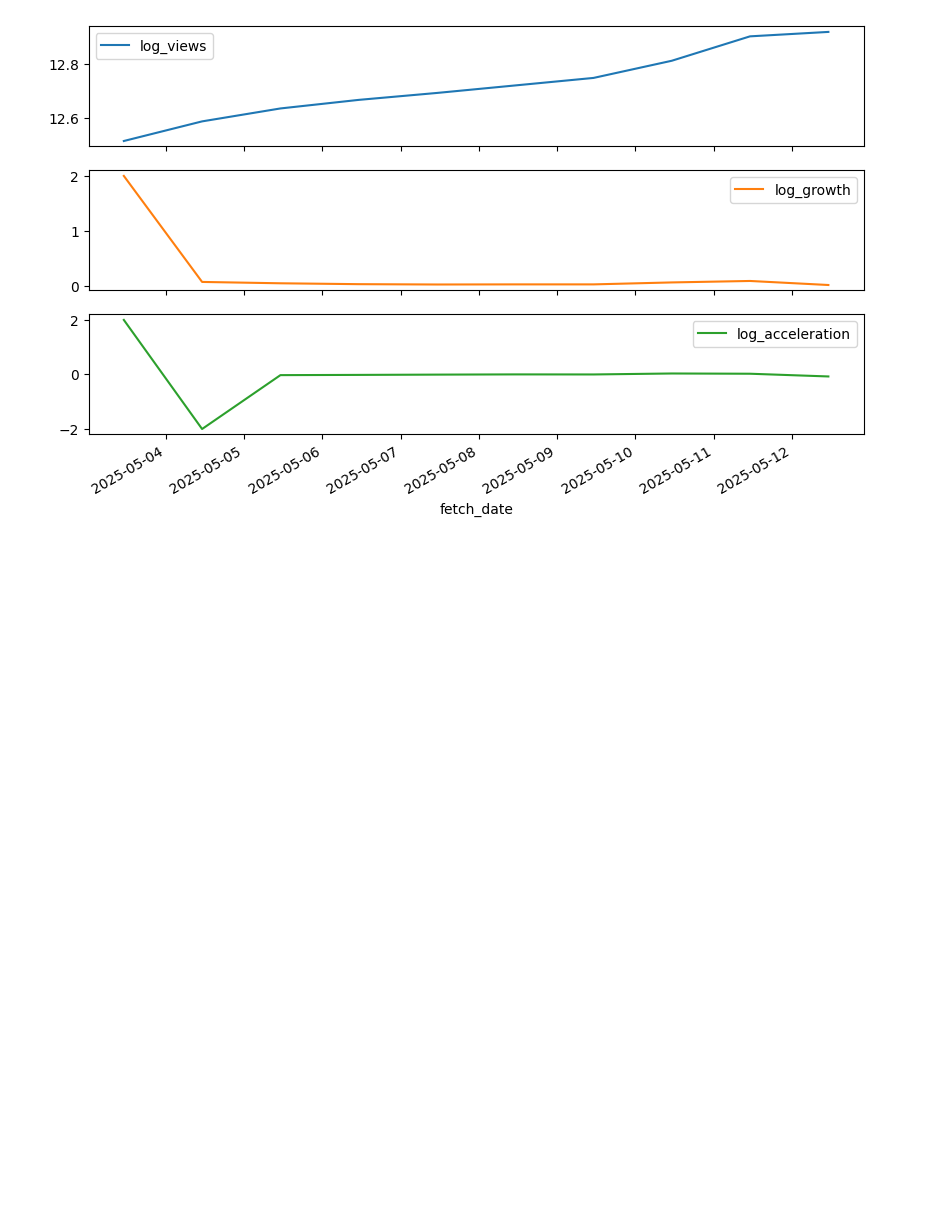
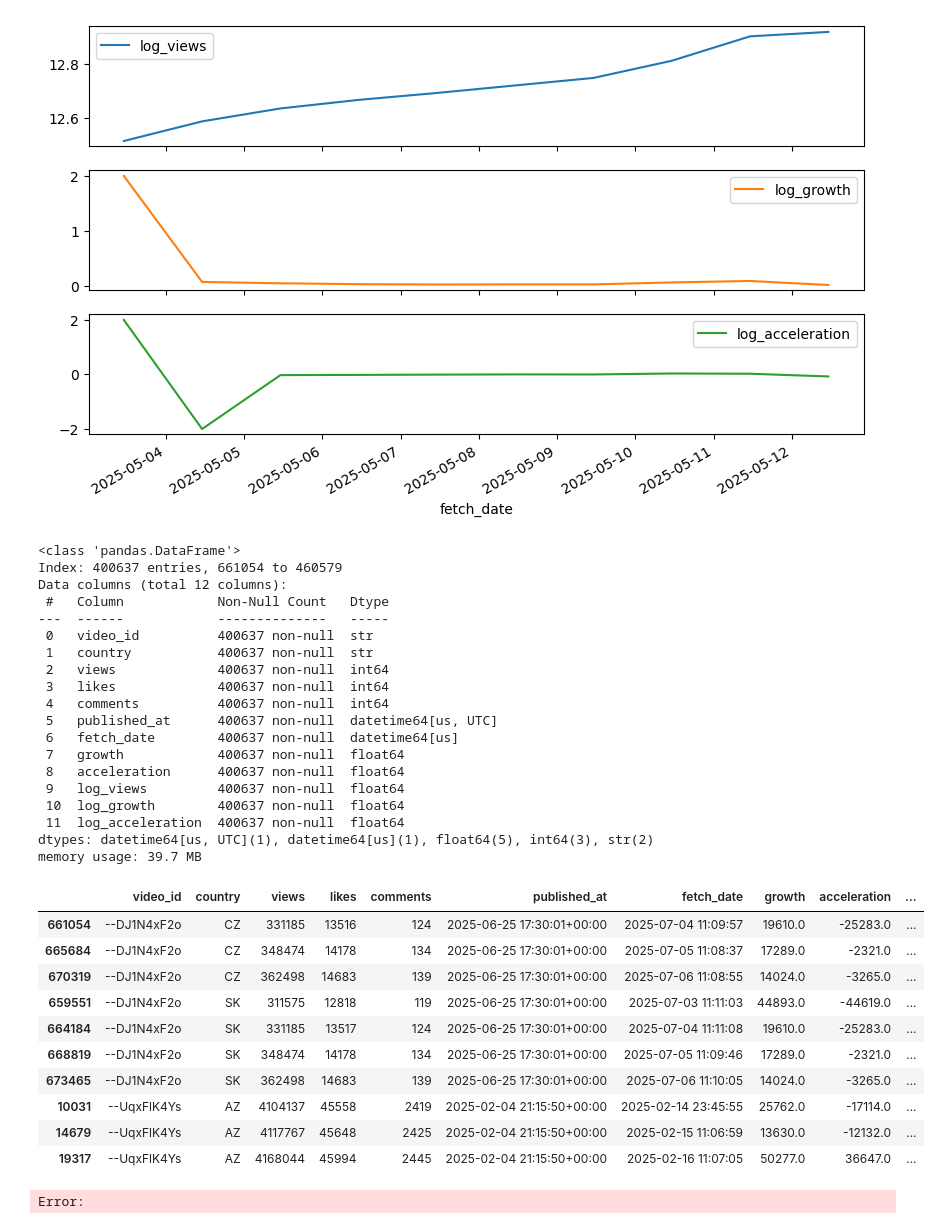
Before and after one commit to math-modelling-el/YouTube-Popularity-Dynamics-Modelling, a Jupyter notebook: notebooks/eda.ipynb, the cells around one changed output. Saved outputs shown, nothing was run; the diff lists cells and outputs as text; code cells hidden in the pictures; blank space fills up the shorter version.

```diff
--- a/notebooks/eda.ipynb
+++ b/notebooks/eda.ipynb
@@ -455,3 +473,41 @@ df_video.sort_values("fetch_date")[[
 array([<Axes: xlabel='fetch_date'>, <Axes: xlabel='fetch_date'>,
        <Axes: xlabel='fetch_date'>], dtype=object)
 [figure]
+# %%
+df.info()
+df.head(10)
+# %% [output]
+<class 'pandas.DataFrame'>
+Index: 400637 entries, 661054 to 460579
+Data columns (total 12 columns):
+ #   Column            Non-Null Count   Dtype
+---  ------            --------------   -----
+ 0   video_id          400637 non-null  str
+ 1   country           400637 non-null  str
+ 2   views             400637 non-null  int64
+ 3   likes             400637 non-null  int64
+ 4   comments          400637 non-null  int64
+ 5   published_at      400637 non-null  datetime64[us, UTC]
+ 6   fetch_date        400637 non-null  datetime64[us]
+ 7   growth            400637 non-null  float64
+ 8   acceleration      400637 non-null  float64
+ 9   log_views         400637 non-null  float64
+ 10  log_growth        400637 non-null  float64
+ 11  log_acceleration  400637 non-null  float64
+dtypes: datetime64[us, UTC](1), datetime64[us](1), float64(5), int64(3), str(2)
+memory usage: 39.7 MB
+|  | video_id | country | views | likes | comments | published_at | fetch_date | growth | acceleration | ... |
+| 661054 | --DJ1N4xF2o | CZ | 331185 | 13516 | 124 | 2025-06-25 17:30:01+00:00 | 2025-07-04 11:09:57 | 19610.0 | -25283.0 | ... |
+| 665684 | --DJ1N4xF2o | CZ | 348474 | 14178 | 134 | 2025-06-25 17:30:01+00:00 | 2025-07-05 11:08:37 | 17289.0 | -2321.0 | ... |
+| 670319 | --DJ1N4xF2o | CZ | 362498 | 14683 | 139 | 2025-06-25 17:30:01+00:00 | 2025-07-06 11:08:55 | 14024.0 | -3265.0 | ... |
+| 659551 | --DJ1N4xF2o | SK | 311575 | 12818 | 119 | 2025-06-25 17:30:01+00:00 | 2025-07-03 11:11:03 | 44893.0 | -44619.0 | ... |
+| 664184 | --DJ1N4xF2o | SK | 331185 | 13517 | 124 | 2025-06-25 17:30:01+00:00 | 2025-07-04 11:11:08 | 19610.0 | -25283.0 | ... |
+| 668819 | --DJ1N4xF2o | SK | 348474 | 14178 | 134 | 2025-06-25 17:30:01+00:00 | 2025-07-05 11:09:46 | 17289.0 | -2321.0 | ... |
+| 673465 | --DJ1N4xF2o | SK | 362498 | 14683 | 139 | 2025-06-25 17:30:01+00:00 | 2025-07-06 11:10:05 | 14024.0 | -3265.0 | ... |
+| 10031 | --UqxFlK4Ys | AZ | 4104137 | 45558 | 2419 | 2025-02-04 21:15:50+00:00 | 2025-02-14 23:45:55 | 25762.0 | -17114.0 | ... |
+| 14679 | --UqxFlK4Ys | AZ | 4117767 | 45648 | 2425 | 2025-02-04 21:15:50+00:00 | 2025-02-15 11:06:59 | 13630.0 | -12132.0 | ... |
+| 19317 | --UqxFlK4Ys | AZ | 4168044 | 45994 | 2445 | 2025-02-04 21:15:50+00:00 | 2025-02-16 11:07:05 | 50277.0 | 36647.0 | ... |
+# %%
+df.to_csv("../dataset/modified_dataset.csv", index=False)
+# %% [output]
+Error:
```
Also changed, not shown: parts of 3 cells of this notebook, 13 other files.
